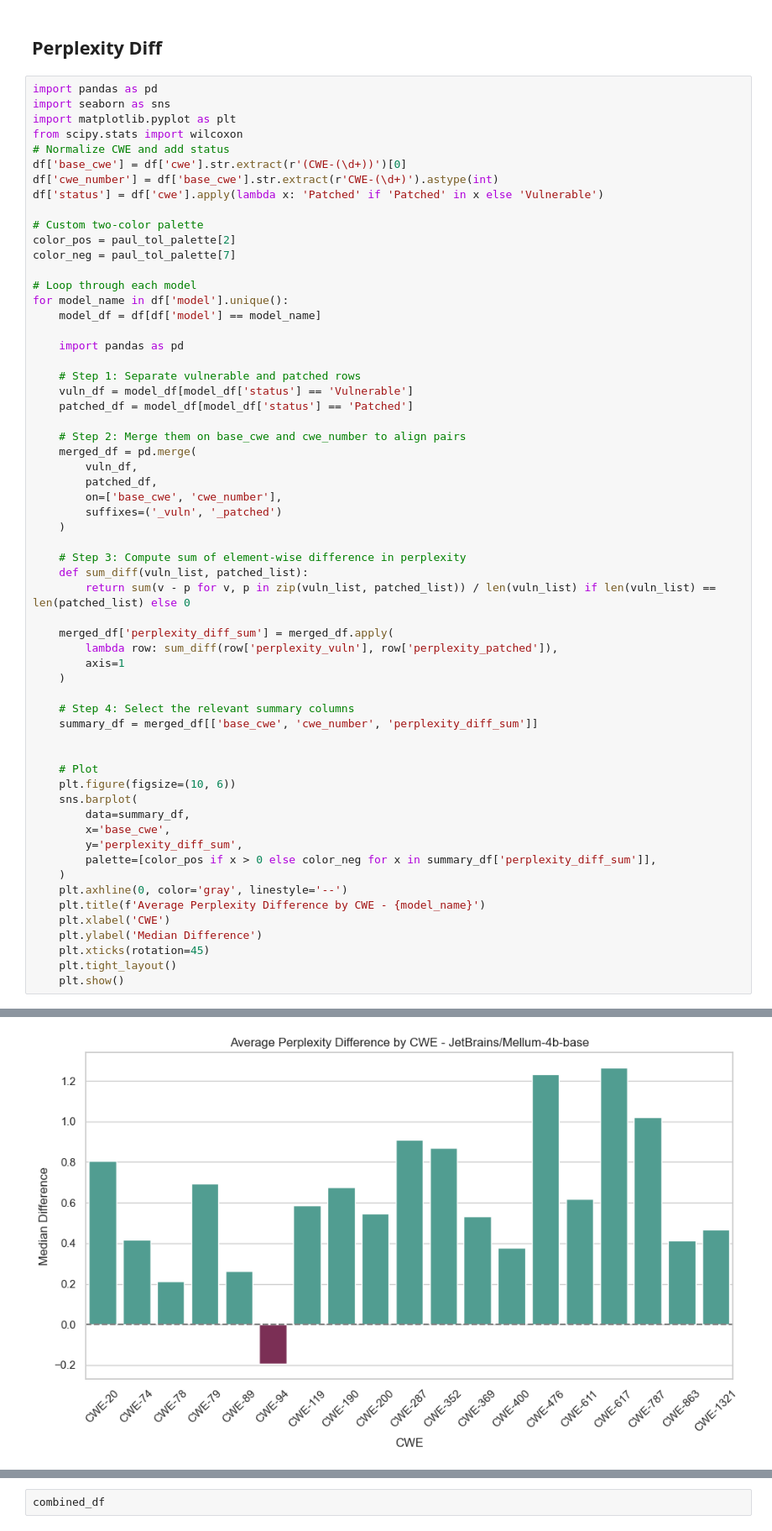
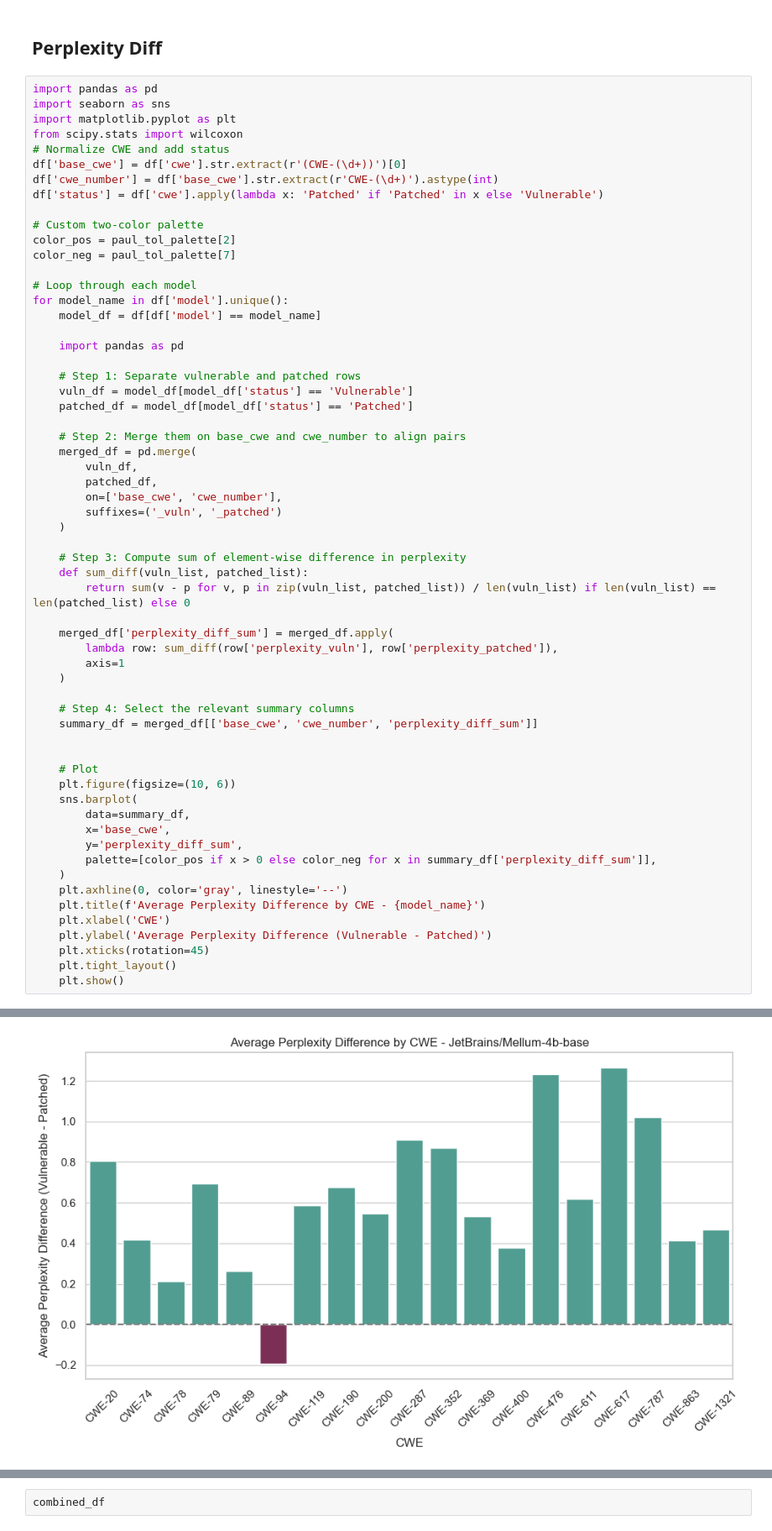
Before and after one commit to rufimelo99/lm-insecure-bias, a Jupyter notebook: sec_aware_cl/perplexity/perplexity.ipynb, the cells around one changed output, grey strips where cells are left out. Shown at 84% size. Drawn from its saved outputs; the diff is of its cells as text.

```diff
--- a/sec_aware_cl/perplexity/perplexity.ipynb
+++ b/sec_aware_cl/perplexity/perplexity.ipynb
@@ -779,35 +780,35 @@ for model_name in df['model'].unique():
     def sum_diff(vuln_list, patched_list):
         return sum(v - p for v, p in zip(vuln_list, patched_list)) / len(vuln_list) if len(vuln_list) == len(patched_list) else 0
 
     merged_df['perplexity_diff_sum'] = merged_df.apply(
         lambda row: sum_diff(row['perplexity_vuln'], row['perplexity_patched']),
         axis=1
     )
 
     # Step 4: Select the relevant summary columns
     summary_df = merged_df[['base_cwe', 'cwe_number', 'perplexity_diff_sum']]
 
 
     # Plot
     plt.figure(figsize=(10, 6))
     sns.barplot(
         data=summary_df,
         x='base_cwe',
         y='perplexity_diff_sum',
         palette=[color_pos if x > 0 else color_neg for x in summary_df['perplexity_diff_sum']],
     )
     plt.axhline(0, color='gray', linestyle='--')
     plt.title(f'Average Perplexity Difference by CWE - {model_name}')
     plt.xlabel('CWE')
-    plt.ylabel('Median Difference')
+    plt.ylabel('Average Perplexity Difference (Vulnerable - Patched)')
     plt.xticks(rotation=45)
     plt.tight_layout()
     plt.show()
 # %% [output]
 Passing `palette` without assigning `hue` is deprecated and will be removed in v0.14.0. Assign the `x` variable to `hue` and set `legend=False` for the same effect.
 
   sns.barplot(
-[figure, old version]
+[figure, new version]
 Passing `palette` without assigning `hue` is deprecated and will be removed in v0.14.0. Assign the `x` variable to `hue` and set `legend=False` for the same effect.
 
   sns.barplot(
```
Also changed, not shown: parts of 2 cells of this notebook.
